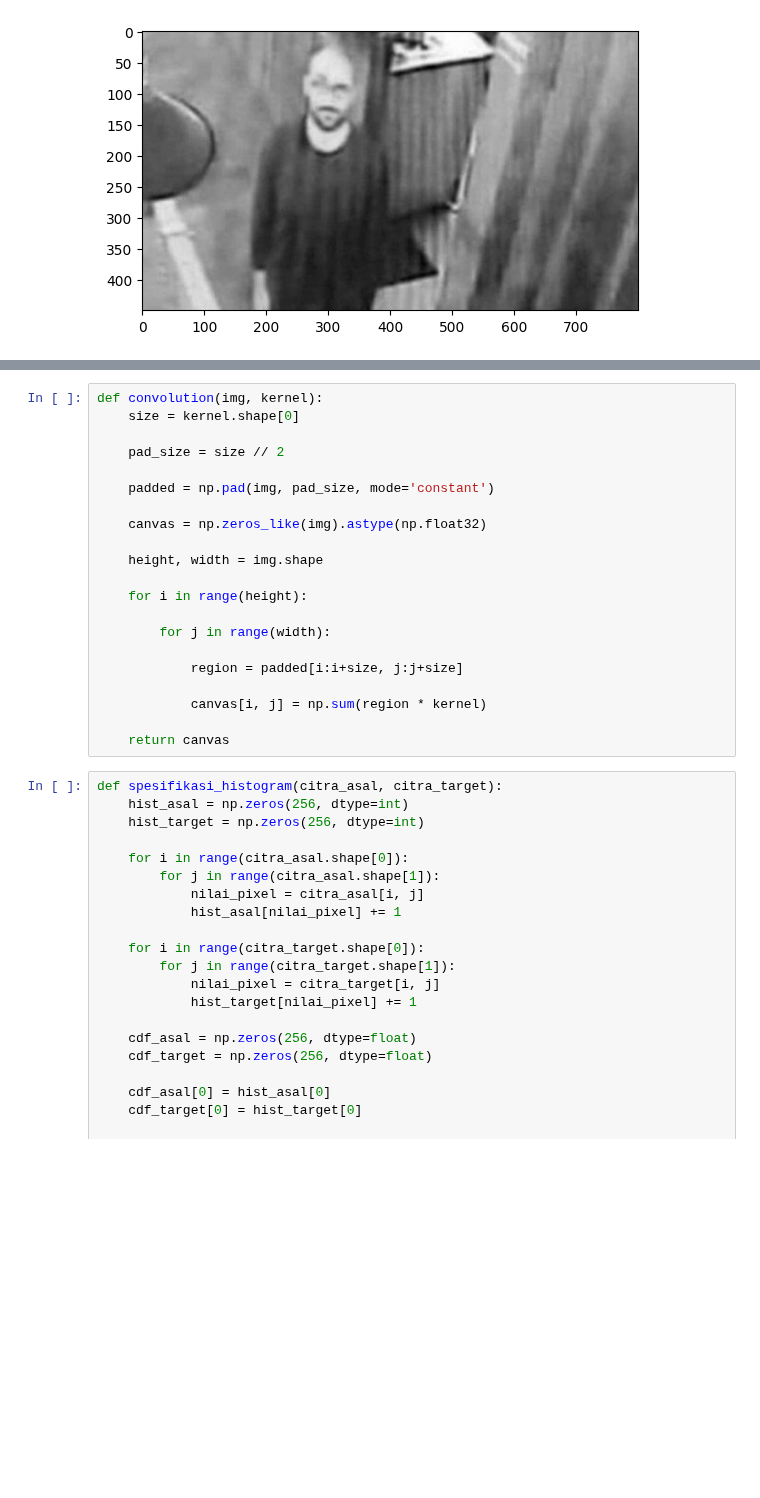
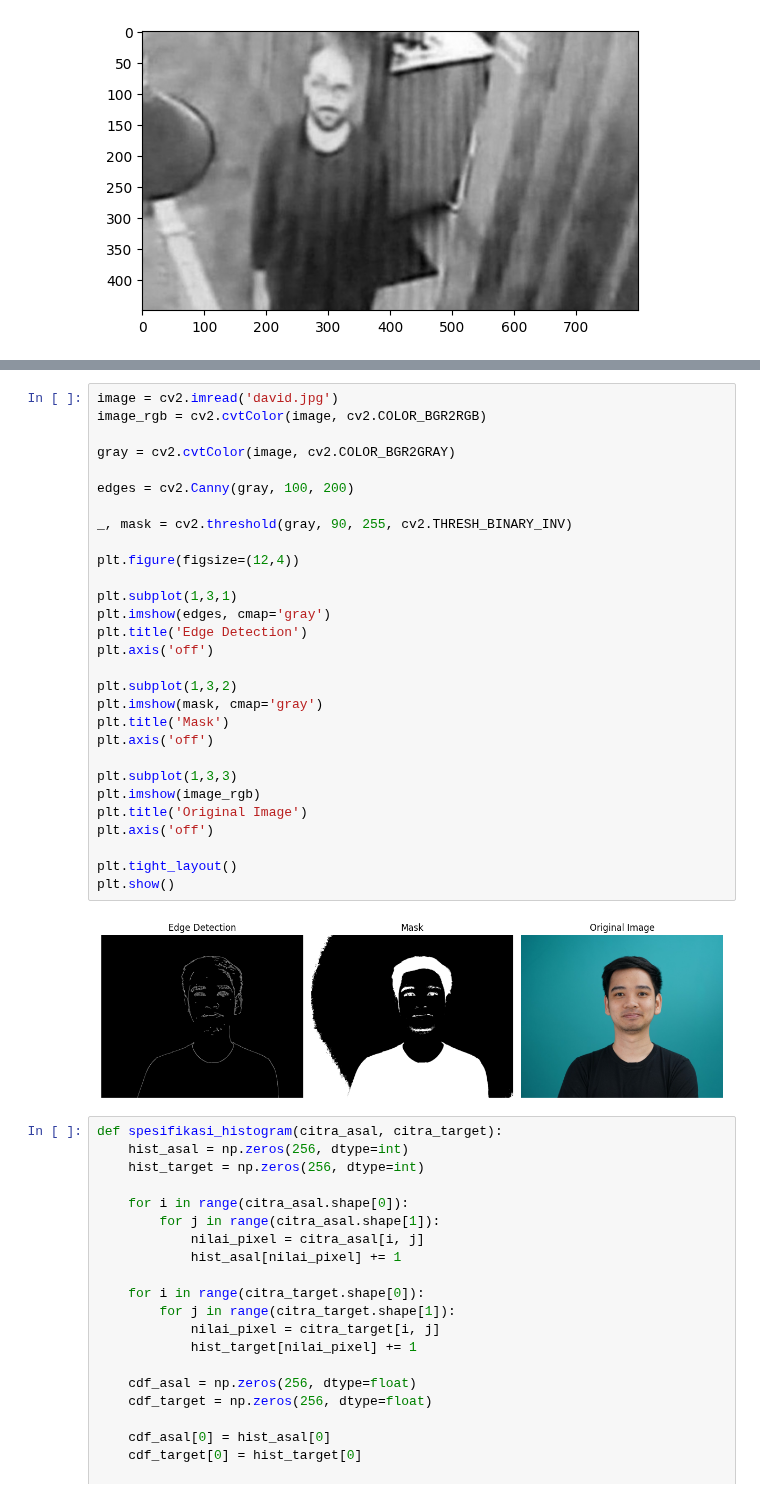
Before and after one commit to praktikum-pcd-2026/jurnal-modul-3-alp-muhammadikbal05146-ship-it, a Jupyter notebook: Modul3_F1D02410141_Muhammad ikbal.ipynb, the cells around one changed output, grey strips where cells are left out. Drawn from its saved outputs; the diff is of its cells as text; blank space fills up the shorter version.

```diff
--- a/Modul3_F1D02410141_Muhammad ikbal.ipynb
+++ b/Modul3_F1D02410141_Muhammad ikbal.ipynb
@@ -173,24 +155,34 @@ NameError: name 'convo' is not defined
 # %%
-def convolution(img, kernel):
-    size = kernel.shape[0]
+image = cv2.imread('david.jpg')
+image_rgb = cv2.cvtColor(image, cv2.COLOR_BGR2RGB)
 
-    pad_size = size // 2
+gray = cv2.cvtColor(image, cv2.COLOR_BGR2GRAY)
 
-    padded = np.pad(img, pad_size, mode='constant')
+edges = cv2.Canny(gray, 100, 200)
 
-    canvas = np.zeros_like(img).astype(np.float32)
+_, mask = cv2.threshold(gray, 90, 255, cv2.THRESH_BINARY_INV)
 
-    height, width = img.shape
+plt.figure(figsize=(12,4))
 
-    for i in range(height):
+plt.subplot(1,3,1)
+plt.imshow(edges, cmap='gray')
+plt.title('Edge Detection')
+plt.axis('off')
 
-        for j in range(width):
+plt.subplot(1,3,2)
+plt.imshow(mask, cmap='gray')
+plt.title('Mask')
+plt.axis('off')
 
-            region = padded[i:i+size, j:j+size]
+plt.subplot(1,3,3)
+plt.imshow(image_rgb)
+plt.title('Original Image')
+plt.axis('off')
 
-            canvas[i, j] = np.sum(region * kernel)
-
-    return canvas
+plt.tight_layout()
+plt.show()
+# %% [output]
+[figure, added]
 # %%
 def spesifikasi_histogram(citra_asal, citra_target):
     hist_asal = np.zeros(256, dtype=int)
```
Also changed, not shown: parts of 3 cells of this notebook.
